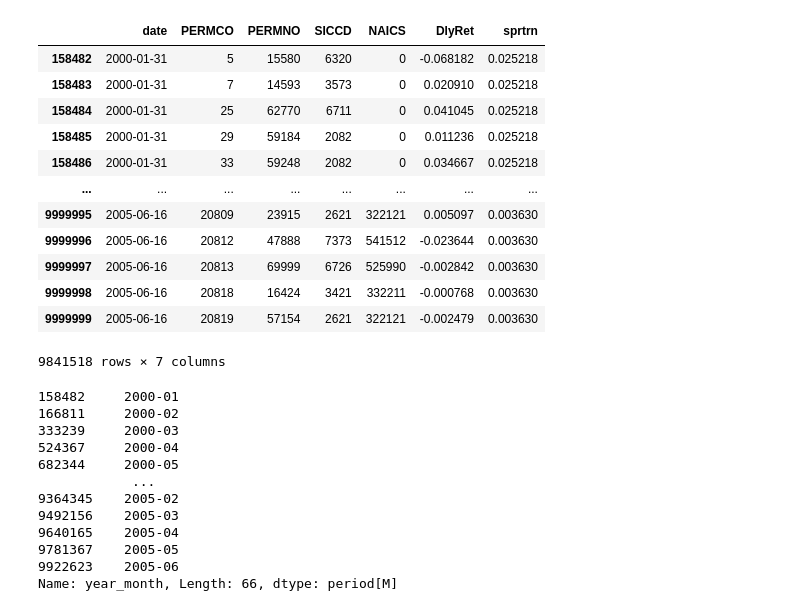
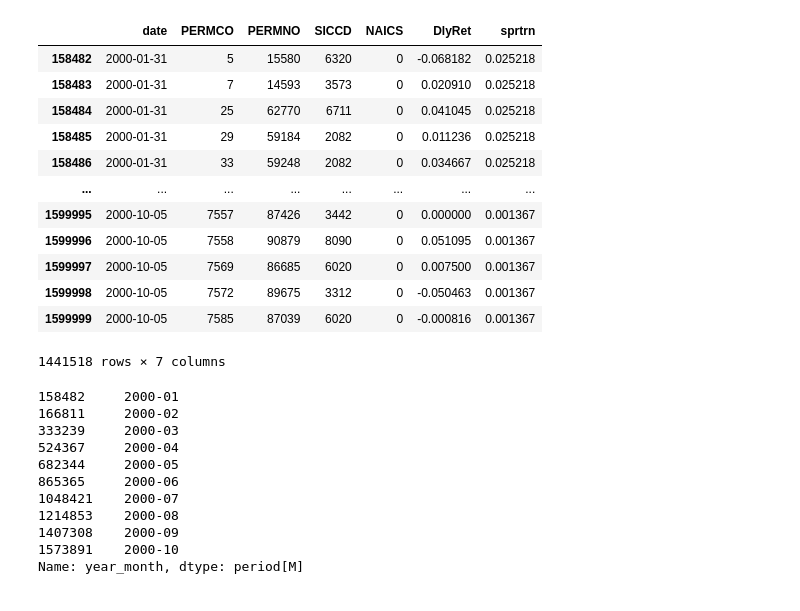
Before and after one commit to mirkorado/ML-Project, a Jupyter notebook: ResidualMLP.ipynb, the cells around one changed output. Saved outputs shown, nothing was run; the diff lists cells and outputs as text; code cells hidden in the pictures.

```diff
--- a/ResidualMLP.ipynb
+++ b/ResidualMLP.ipynb
@@ -26,22 +31,22 @@ from sklearn.model_selection import train_test_split
 # %%
-daily = pd.read_csv("Targets/daily_crsp_sanitized.csv", nrows = 10000000)
+daily = pd.read_csv("Targets/daily_crsp_sanitized.csv", nrows = 1600000)
 daily['date'] = pd.to_datetime(daily['date'], format = "%Y-%m-%d")
 daily = daily[daily['date'] >= '2000-01-31'] # Start at the end of January to align with predictors data
 daily
 # %% [output]
 |  | date | PERMCO | PERMNO | SICCD | NAICS | DlyRet | sprtrn |
 | 158482 | 2000-01-31 | 5 | 15580 | 6320 | 0 | -0.068182 | 0.025218 |
 | 158483 | 2000-01-31 | 7 | 14593 | 3573 | 0 | 0.020910 | 0.025218 |
 | 158484 | 2000-01-31 | 25 | 62770 | 6711 | 0 | 0.041045 | 0.025218 |
 | 158485 | 2000-01-31 | 29 | 59184 | 2082 | 0 | 0.011236 | 0.025218 |
 | 158486 | 2000-01-31 | 33 | 59248 | 2082 | 0 | 0.034667 | 0.025218 |
 | ... | ... | ... | ... | ... | ... | ... | ... |
-| 9999995 | 2005-06-16 | 20809 | 23915 | 2621 | 322121 | 0.005097 | 0.003630 |
-| 9999996 | 2005-06-16 | 20812 | 47888 | 7373 | 541512 | -0.023644 | 0.003630 |
-| 9999997 | 2005-06-16 | 20813 | 69999 | 6726 | 525990 | -0.002842 | 0.003630 |
-| 9999998 | 2005-06-16 | 20818 | 16424 | 3421 | 332211 | -0.000768 | 0.003630 |
-| 9999999 | 2005-06-16 | 20819 | 57154 | 2621 | 322121 | -0.002479 | 0.003630 |
+| 1599995 | 2000-10-05 | 7557 | 87426 | 3442 | 0 | 0.000000 | 0.001367 |
+| 1599996 | 2000-10-05 | 7558 | 90879 | 8090 | 0 | 0.051095 | 0.001367 |
+| 1599997 | 2000-10-05 | 7569 | 86685 | 6020 | 0 | 0.007500 | 0.001367 |
+| 1599998 | 2000-10-05 | 7572 | 89675 | 3312 | 0 | -0.050463 | 0.001367 |
+| 1599999 | 2000-10-05 | 7585 | 87039 | 6020 | 0 | -0.000816 | 0.001367 |
-9841518 rows × 7 columns
+1441518 rows × 7 columns
 # %%
 # Get data frame of unique months
 daily['year_month'] = daily['date'].dt.to_period('M')
@@ -53,10 +58,9 @@ unique_months
 333239     2000-03
 524367     2000-04
 682344     2000-05
-            ...
-9364345    2005-02
-9492156    2005-03
-9640165    2005-04
-9781367    2005-05
-9922623    2005-06
-Name: year_month, Length: 66, dtype: period[M]
+865365     2000-06
+1048421    2000-07
+1214853    2000-08
+1407308    2000-09
+1573891    2000-10
+Name: year_month, dtype: period[M]
```
Also changed, not shown: parts of 17 cells of this notebook, 2 other files.
